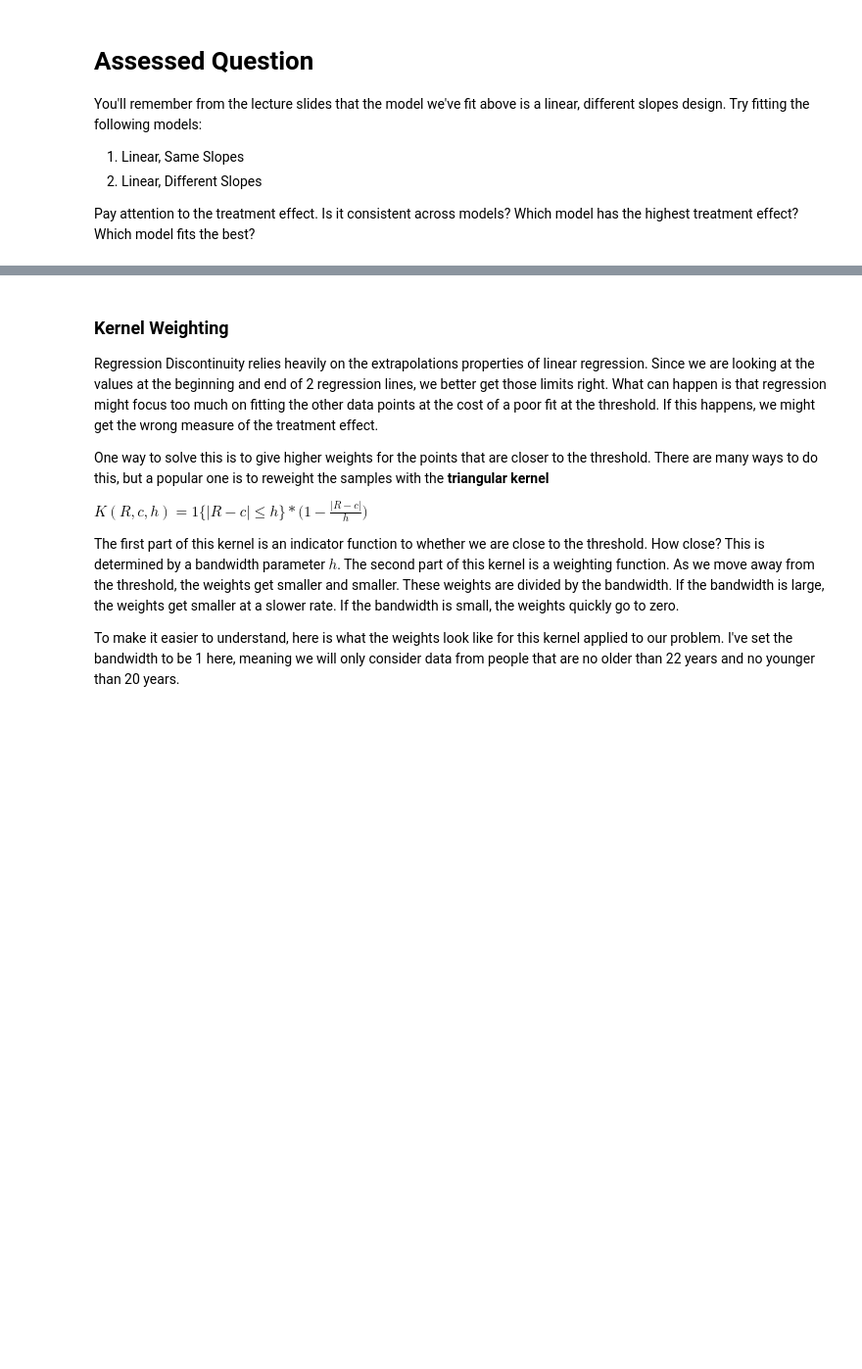
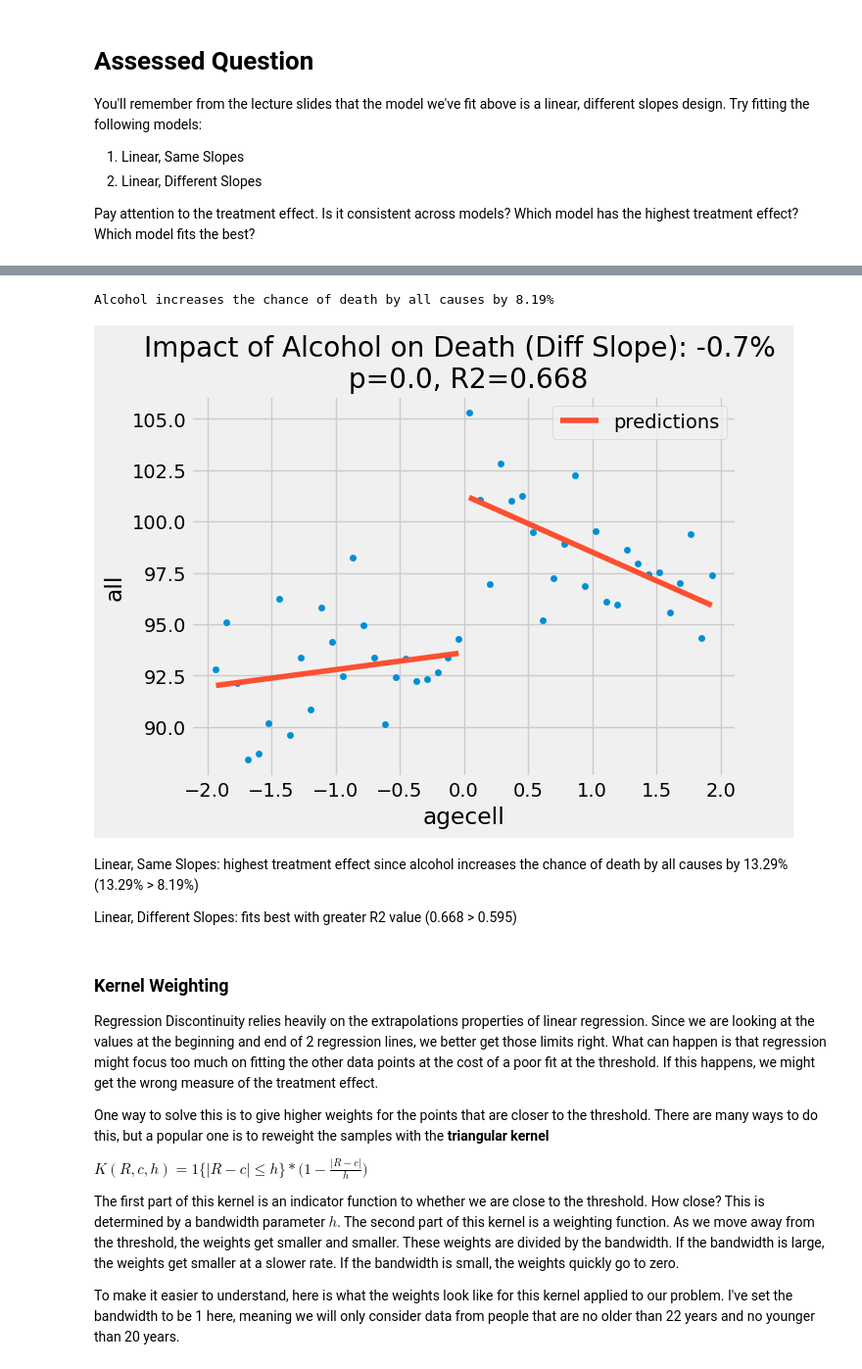
Before and after one commit to Feilusun/QM2, a Jupyter notebook: notebooks/W09. Regression Discontinuity.ipynb, the cells around one changed output, grey strips where cells are left out. Shown: that part at 98% size. Cells and saved outputs as stored; diff of their text form; code cells hidden in the pictures; blank space fills up the shorter version.

```diff
--- a/notebooks/W09. Regression Discontinuity.ipynb
+++ b/notebooks/W09. Regression Discontinuity.ipynb
@@ -257,0 +273,4 @@ PatsyError: Error evaluating factor: NameError: name 'threshold' is not defined
+# %%
+rdd_df = drinking.assign(threshold=(drinking["agecell"] > 0).astype(int))
+model_different_slope = smf.wls("all~ agecell * threshold ", rdd_df).fit()
+print(model_different_slope.summary())
@@ -258,18 +295,19 @@ PatsyError: Error evaluating factor: NameError: name 'threshold' is not defined
+# %%
+ate_pct_different_slope = 100*((model_different_slope.params["threshold"] + model_different_slope.params["Intercept"])/model_different_slope.params["Intercept"] - 1)
+print("Alcohol increases the chance of death by all causes by {}%".format(np.round(ate_pct,2)))
+# %% [output]
+Alcohol increases the chance of death by all causes by 8.19%
 # %%
-# Code is the same as the 'rdd_model' you provided
-rdd_df = drinking.assign(threshold=(drinking["agecell"] > 0).astype(int))
-model_diff_slopes = smf.wls("all~ agecell * threshold ", rdd_df).fit()
-print(model_diff_slopes.summary())
-
-# Calculate and print the treatment effect as a percentage change
-ate_pct_diff_slopes = 100*((model_diff_slopes.params["threshold"] + model_diff_slopes.params["Intercept"])/model_diff_slopes.params["Intercept"] - 1)
-print("Alcohol increases the chance of death by all causes by {}%".format(np.round(ate_pct_diff_slopes, 2)))
-
-# Visualize the model
 ax = drinking.plot.scatter(x="agecell", y="all", color="C0")
-drinking.assign(predictions=model_diff_slopes.fittedvalues).plot(x="agecell", y="predictions", ax=ax, color="C1")
-plt.title(f"Impact of Alcohol on Death (Different Slopes): {np.round(ate_pct_diff_slopes, 2)}% \n p={np.round(model_diff_slopes.pvalues['threshold'], 3)}, R2={np.round(model_diff_slopes.rsquared, 3)}")
+drinking.assign(predictions=model_different_slope.fittedvalues).plot(x="agecell", y="predictions", ax=ax, color="C1")
+plt.title(f"Impact of Alcohol on Death (Diff Slope): {np.round(ate_pct_same_slope, 2)}% \n p={np.round(model_different_slope.pvalues['threshold'], 3)}, R2={np.round(model_different_slope.rsquared, 3)}")
 plt.show()
+# %% [output]
+[figure, added]
+# %% [markdown]
+Linear, Same Slopes: highest treatment effect since alcohol increases the chance of death by all causes by 13.29% (13.29% > 8.19%)
+
+Linear, Different Slopes: fits best with greater R2 value (0.668 > 0.595)
 # %% [markdown]
 ### Kernel Weighting
 
```
Also changed, not shown: parts of 17 cells of this notebook.
